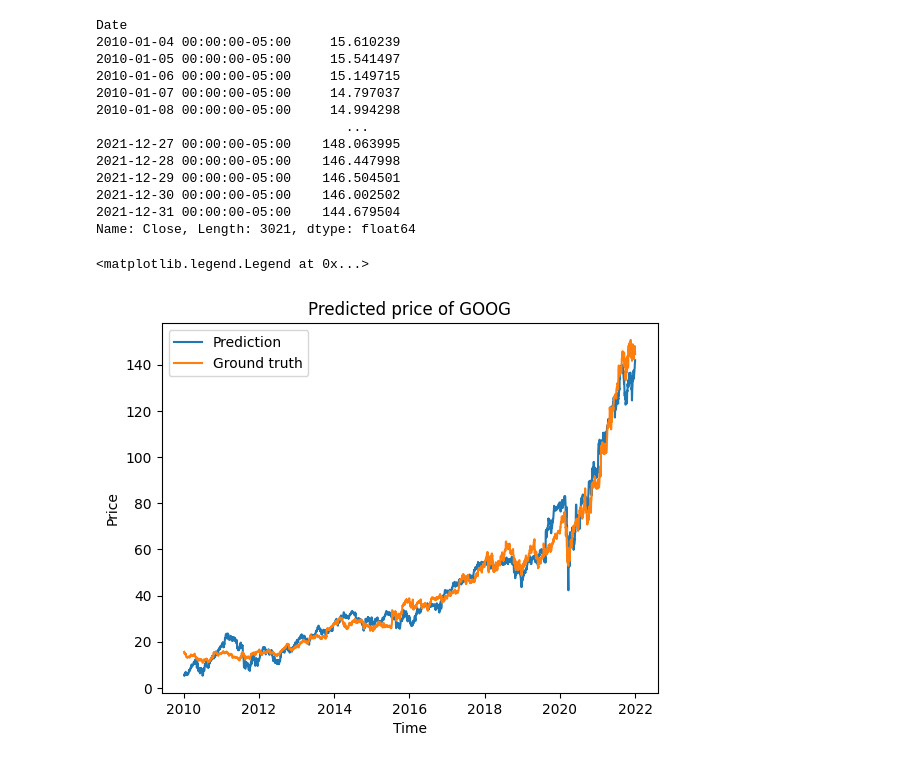
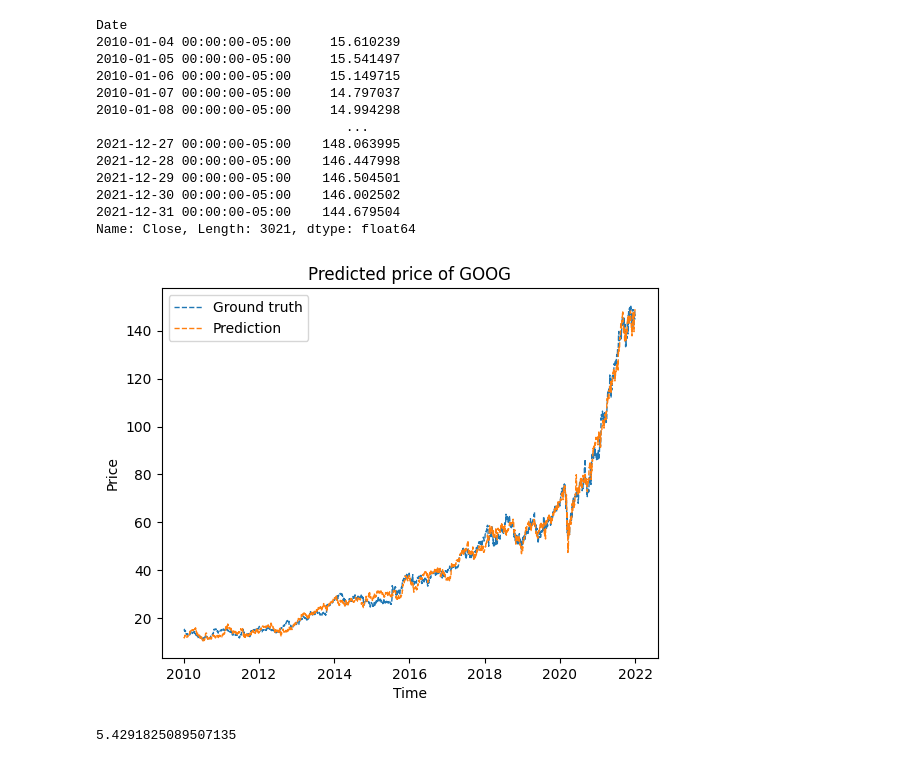
Before and after one commit to fanpu/10-708-project, a Jupyter notebook: baseline.ipynb, the cells around one changed output. Cells and saved outputs as stored; diff of their text form; code cells hidden in the pictures.

```diff
--- a/baseline.ipynb
+++ b/baseline.ipynb
@@ -99,7 +153,8 @@ with model:
 # %%
+%%time
 with model:
     # draw 1000 posterior samples
-    idata = pm.sample(chains=1)
+    idata = pm.sample(10000, chains=1)
 # %% [output]
 Auto-assigning NUTS sampler...
 Initializing NUTS using jitter+adapt_diag...
@@ -142,5 +240,17 @@ sampled_betas = idata.posterior["beta"][0][-1].to_numpy()
 # %%
-predicted_price = np.ones(price_len) * sampled_alpha
+def predict_baseline():
+    predicted_price = np.ones(price_len) * sampled_alpha
 
-for idx, ticker in enumerate(usable_tickers[:num_tickers]):
-    predicted_price += sampled_betas[idx] * stocks.tickers[ticker].hist["Close"]
+    for idx, ticker in enumerate(usable_tickers[:num_tickers]):
+        if ticker == this_ticker:
+            continue
+        predicted_price += sampled_betas[idx] * stocks.tickers[ticker].hist["Close"]
+
+
+def predict():
+    predicted_price = np.ones(price_len) * sampled_alpha
+
+    for idx, ticker in enumerate(neighbor_tickers):
+        predicted_price += sampled_betas[idx] * stocks.tickers[ticker].hist["Close"]
+
+    return predicted_price
@@ -162,0 +257,3 @@ Name: Close, Length: 3021, dtype: float64
+# %%
+predicted_price = predict()
+pprint(predicted_price)
@@ -177,12 +288,17 @@ Date
 2021-12-31 00:00:00-05:00    144.679504
 Name: Close, Length: 3021, dtype: float64
 # %%
-plt.plot(predicted_price, label="Prediction")
-plt.plot(price, label="Ground truth")
+plt.plot(price, '--', label="Ground truth", markersize=0.1, linewidth=1)
+plt.plot(predicted_price, '--', label="Prediction", markersize=0.1, linewidth=1)
 plt.xlabel("Time")
 plt.ylabel("Price")
 plt.title("Predicted price of GOOG")
 plt.legend()
+plt.savefig("figs/goog-mcmc.png")
 # %% [output]
-<matplotlib.legend.Legend at 0x...>
-[figure, old version]
+[figure, new version]
+# %%
+mse = ((predicted_price - price)**2).mean(axis=0)
+mse
+# %% [output]
+5.4291825089507135
```
Also changed, not shown: parts of 15 cells of this notebook, 3 other files.
